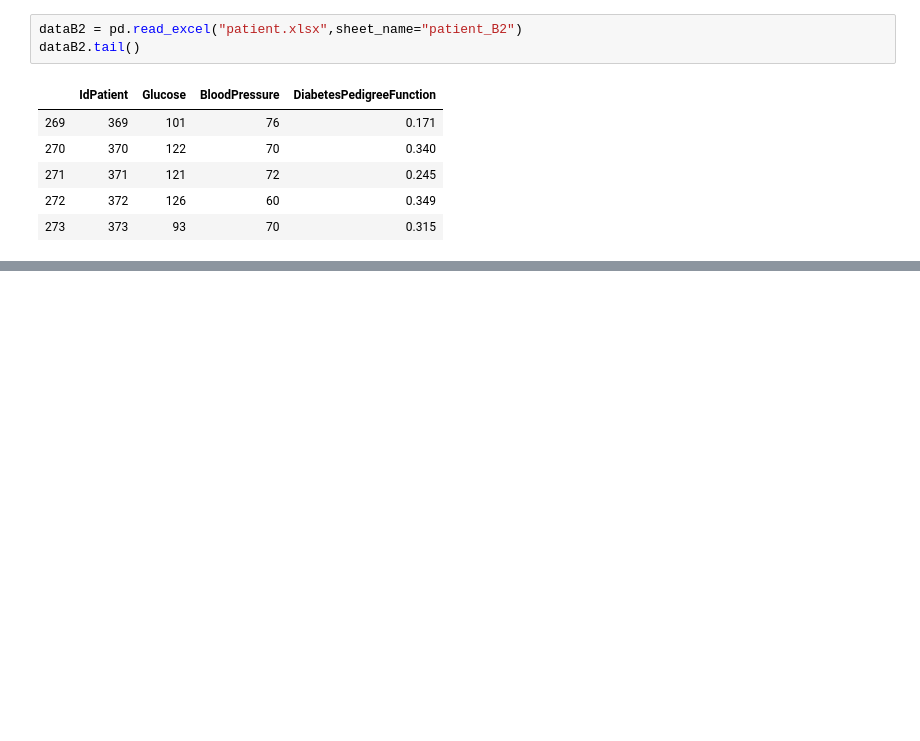
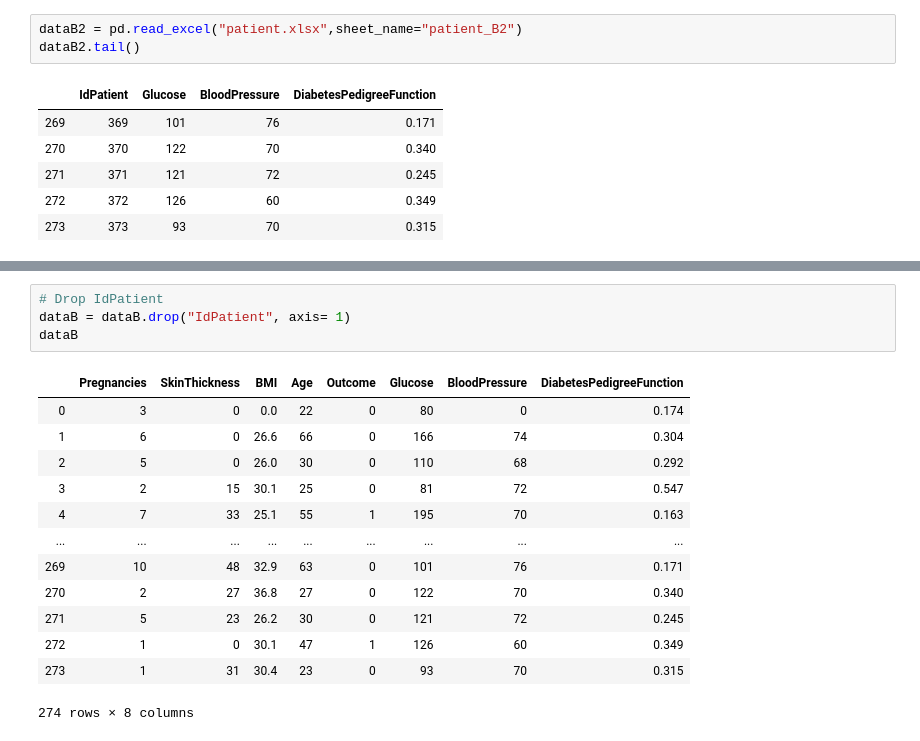
Before and after one commit to rochiekop/data-science, a Jupyter notebook: Data Visualization & Data Wrangling/materials/pandas_data_structure.ipynb, the cells around one changed output, grey strips where cells are left out. Cells and saved outputs as stored; diff of their text form; blank space fills up the shorter version.

```diff
--- a/Data Visualization & Data Wrangling/materials/pandas_data_structure.ipynb
+++ b/Data Visualization & Data Wrangling/materials/pandas_data_structure.ipynb
@@ -633,0 +671,18 @@ dataB2.tail()
+# %%
+# Drop IdPatient
+dataB = dataB.drop("IdPatient", axis= 1)
+dataB
+# %% [output]
+|  | Pregnancies | SkinThickness | BMI | Age | Outcome | Glucose | BloodPressure | DiabetesPedigreeFunction |
+| 0 | 3 | 0 | 0.0 | 22 | 0 | 80 | 0 | 0.174 |
+| 1 | 6 | 0 | 26.6 | 66 | 0 | 166 | 74 | 0.304 |
+| 2 | 5 | 0 | 26.0 | 30 | 0 | 110 | 68 | 0.292 |
+| 3 | 2 | 15 | 30.1 | 25 | 0 | 81 | 72 | 0.547 |
+| 4 | 7 | 33 | 25.1 | 55 | 1 | 195 | 70 | 0.163 |
+| ... | ... | ... | ... | ... | ... | ... | ... | ... |
+| 269 | 10 | 48 | 32.9 | 63 | 0 | 101 | 76 | 0.171 |
+| 270 | 2 | 27 | 36.8 | 27 | 0 | 122 | 70 | 0.340 |
+| 271 | 5 | 23 | 26.2 | 30 | 0 | 121 | 72 | 0.245 |
+| 272 | 1 | 0 | 30.1 | 47 | 1 | 126 | 60 | 0.349 |
+| 273 | 1 | 31 | 30.4 | 23 | 0 | 93 | 70 | 0.315 |
+274 rows × 8 columns
```
Also changed, not shown: parts of 19 cells of this notebook, 2 other files.
